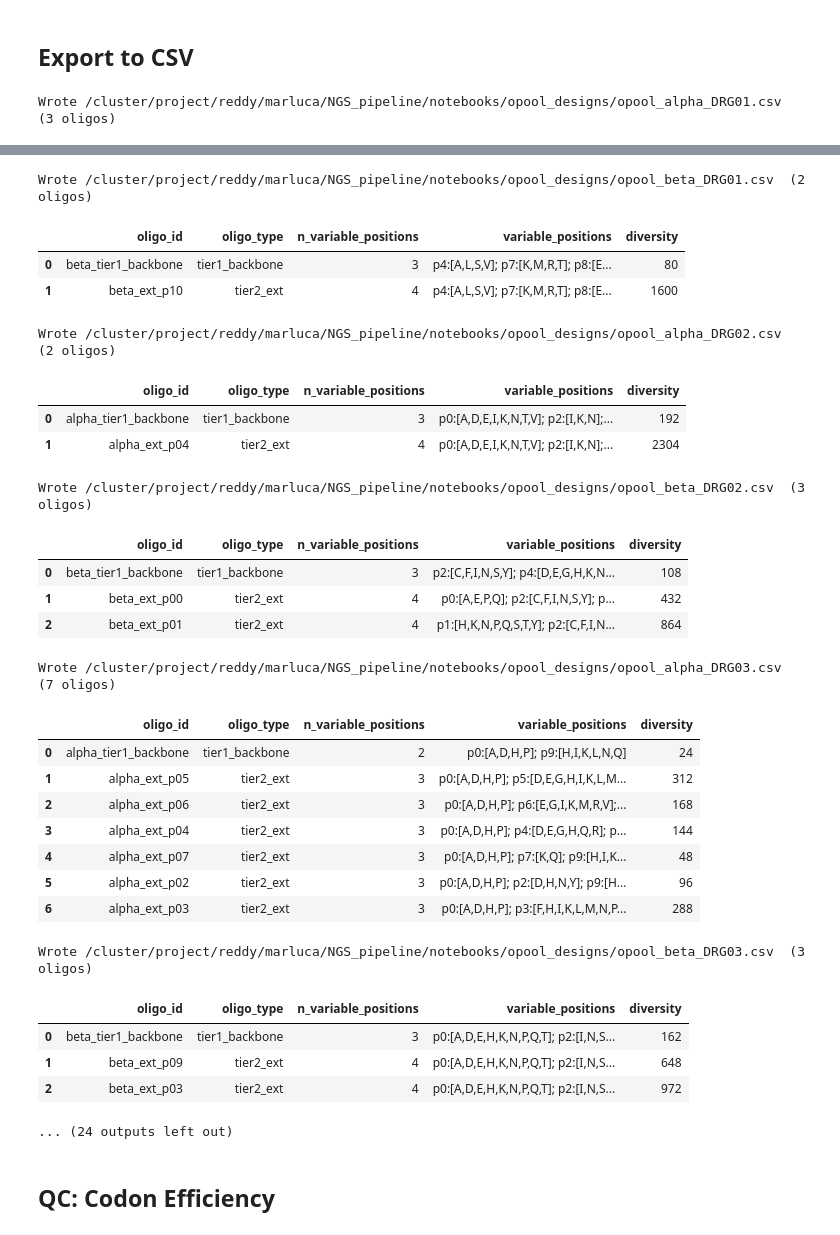
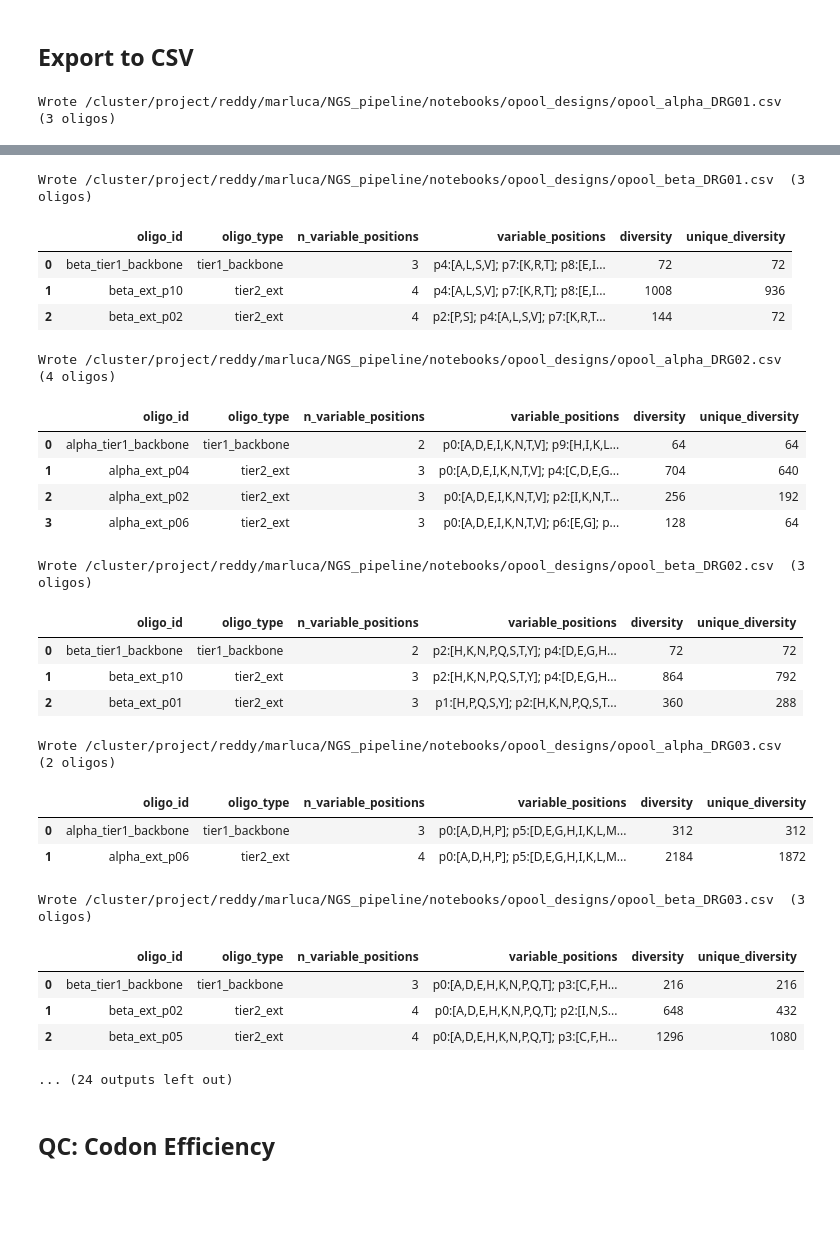
Before and after one commit to marluca95/NGS_pipeline, a Jupyter notebook: notebooks/abDMS_CDR3_splitchain_opool_design.ipynb, the cells around one changed output, grey strips where cells are left out. Drawn from its saved outputs; the diff is of its cells as text; code cells hidden in the pictures; blank space fills up the shorter version.

```diff
--- a/notebooks/abDMS_CDR3_splitchain_opool_design.ipynb
+++ b/notebooks/abDMS_CDR3_splitchain_opool_design.ipynb
@@ -49,11 +49,12 @@ ENRICHMENT_COL['GIG02'] = 'enrich_pos2x_vs_neg'
 PSEUDOCOUNT = 1e-3
 
 # ── Design parameters ────────────────────────────────────────────────────
-TARGET_ALPHA_DIV  = 800    # target unique alpha sequences per pool
-TARGET_BETA_DIV   = 1250   # target unique beta sequences per pool
+TARGET_CROSS_DIV  = 1_000_000   # soft target: alpha_div × beta_div ≈ this
+MAX_CROSS_DIV     = 10_000_000  # hard cap on cross-diversity
 MIN_SCORE         = 0.3    # min composite score to include a position as a candidate
 K_MAX             = 8      # max candidate AAs pulled per position (pre-filter)
 SYN_WEIGHT        = 0.5    # weight of synergy bonus in composite score
+TIER1_FRAC        = 0.33   # backbone diversity cap as fraction of per-chain target; raise to co-vary more positions, lower for more extensions
 
 STOP_PENALTY      = 10.0   # subtracted from mean score per unit stop-codon fraction
 EFFICIENCY_THRESH = 0.3    # must-have fraction below which an oligo is flagged leaky
@@ -61,6 +62,8 @@ EFFICIENCY_THRESH = 0.3    # must-have fraction below which an oligo is flagged
 print(f'Alpha WT: {WT_ALPHA}  ({ALPHA_LEN} aa)')
 print(f'Beta  WT: {WT_BETA}  ({BETA_LEN} aa)')
 print(f'{len(PEPTIDES)} peptides: {PEPTIDES}')
+print(f'Cross-diversity target: {TARGET_CROSS_DIV:,}  (hard cap: {MAX_CROSS_DIV:,})')
+print(f'Tier1 backbone cap: {TIER1_FRAC:.0%} of per-chain target')
 # %% [output]
 Alpha WT: AVNFGGGKLI  (10 aa)
 Beta  WT: ASSLSFGTEAF  (11 aa)
@@ -465,23 +507,26 @@ Designing 18 pools — one per peptide per chain...
 print(f'{"Pool":<20} {"n_oligos":>9} {"tier1_div":>11} {"total_div":>11} {"target":>8}')
 print('-' * 63)
 for name, pool in POOLS.items():
-    tgt      = TARGET_ALPHA_DIV if name.startswith('alpha') else TARGET_BETA_DIV
+    pep  = '_'.join(name.split('_')[1:])
+    cidx = 0 if name.startswith('alpha') else 1
+    tgt  = DIVERSITY_TARGETS[pep][cidx]
     backbone = next((o for o in pool if o['oligo_type'] == 'tier1_backbone'), None)
     td       = backbone['diversity'] if backbone else '-'
-    total    = sum(o['diversity'] for o in pool)
+    total    = sum(o['unique_diversity'] for o in pool)
     types    = {}
     for o in pool: types[o['oligo_type']] = types.get(o['oligo_type'], 0) + 1
     print(f'{name:<20} {len(pool):>9} {td!s:>11} {total:>11,} {tgt:>8,}  {types}')
 
 print()
-print(f'{"Peptide":<8}  {"alpha_div":>10}  {"beta_div":>9}  {"cross":>14}  flag')
-print('-' * 55)
+print(f'{"Peptide":<8}  {"alpha_div":>10}  {"beta_div":>9}  {"cross":>14}  {"target":>10}  flag')
+print('-' * 68)
 for pep in PEPTIDES:
-    ad    = sum(o['diversity'] for o in POOLS[f'alpha_{pep}'])
-    bd    = sum(o['diversity'] for o in POOLS[f'beta_{pep}'])
+    ad    = sum(o['unique_diversity'] for o in POOLS[f'alpha_{pep}'])
+    bd    = sum(o['unique_diversity'] for o in POOLS[f'beta_{pep}'])
     cross = ad * bd
-    flag  = 'WARNING >10M!' if cross > 10_000_000 else 'OK'
-    print(f'{pep:<8}  {ad:>10,}  {bd:>9,}  {cross:>14,.0f}  {flag}')
+    tgt   = TARGET_CROSS_DIV
+    flag  = 'OVER MAX!' if cross > MAX_CROSS_DIV else ('OK' if cross <= tgt * 10 else 'high')
+    print(f'{pep:<8}  {ad:>10,}  {bd:>9,}  {cross:>14,.0f}  {tgt:>10,}  {flag}')
 # %% [output]
 Pool                  n_oligos   tier1_div   total_div   target
 ---------------------------------------------------------------
@@ -540,7 +585,7 @@ def pool_to_df(pool, chain, wt_seq):
     chain_len = len(wt_seq)
     rows, cumul = [], 0
     for o in pool:
-        cumul += o['diversity']
+        cumul += o['unique_diversity']
         dna    = ''.join(o['iupac_triplets'][p] for p in range(chain_len))
         varied = {p: sorted(aas)
                   for p, aas in o['position_aas'].items()
@@ -555,6 +600,7 @@ def pool_to_df(pool, chain, wt_seq):
             'n_variable_positions':  len(varied),
             'variable_positions':    varied_str,
             'diversity':             o['diversity'],
+            'unique_diversity':      o['unique_diversity'],
             'cumulative_diversity':  cumul,
             'mean_codon_efficiency': round(np.mean(effs), 3) if effs else 1.0,
             'is_leaky':              o.get('is_leaky', False),
@@ -569,6 +615,6 @@ for pool_name, pool in POOLS.items():
     path  = OUT_DIR / f'opool_{pool_name}.csv'
     df.to_csv(path, index=False)
     print(f'Wrote {path}  ({len(df)} oligos)')
-    display(df[['oligo_id','oligo_type','n_variable_positions','variable_positions','diversity']])
+    display(df[['oligo_id','oligo_type','n_variable_positions','variable_positions','diversity','unique_diversity']])
 # %% [output]
 Wrote /cluster/project/reddy/marluca/NGS_pipeline/notebooks/opool_designs/opool_alpha_DRG01.csv  (3 oligos)
@@ -579,30 +625,28 @@ Wrote /cluster/project/reddy/marluca/NGS_pipeline/notebooks/opool_designs/opool_
-Wrote /cluster/project/reddy/marluca/NGS_pipeline/notebooks/opool_designs/opool_beta_DRG01.csv  (2 oligos)
+Wrote /cluster/project/reddy/marluca/NGS_pipeline/notebooks/opool_designs/opool_beta_DRG01.csv  (3 oligos)
-|  | oligo_id | oligo_type | n_variable_positions | variable_positions | diversity |
-| 0 | beta_tier1_backbone | tier1_backbone | 3 | p4:[A,L,S,V]; p7:[K,M,R,T]; p8:[E... | 80 |
-| 1 | beta_ext_p10 | tier2_ext | 4 | p4:[A,L,S,V]; p7:[K,M,R,T]; p8:[E... | 1600 |
+|  | oligo_id | oligo_type | n_variable_positions | variable_positions | diversity | unique_diversity |
+| 0 | beta_tier1_backbone | tier1_backbone | 3 | p4:[A,L,S,V]; p7:[K,R,T]; p8:[E,I... | 72 | 72 |
+| 1 | beta_ext_p10 | tier2_ext | 4 | p4:[A,L,S,V]; p7:[K,R,T]; p8:[E,I... | 1008 | 936 |
+| 2 | beta_ext_p02 | tier2_ext | 4 | p2:[P,S]; p4:[A,L,S,V]; p7:[K,R,T... | 144 | 72 |
-Wrote /cluster/project/reddy/marluca/NGS_pipeline/notebooks/opool_designs/opool_alpha_DRG02.csv  (2 oligos)
+Wrote /cluster/project/reddy/marluca/NGS_pipeline/notebooks/opool_designs/opool_alpha_DRG02.csv  (4 oligos)
-|  | oligo_id | oligo_type | n_variable_positions | variable_positions | diversity |
-| 0 | alpha_tier1_backbone | tier1_backbone | 3 | p0:[A,D,E,I,K,N,T,V]; p2:[I,K,N];... | 192 |
-| 1 | alpha_ext_p04 | tier2_ext | 4 | p0:[A,D,E,I,K,N,T,V]; p2:[I,K,N];... | 2304 |
+|  | oligo_id | oligo_type | n_variable_positions | variable_positions | diversity | unique_diversity |
+| 0 | alpha_tier1_backbone | tier1_backbone | 2 | p0:[A,D,E,I,K,N,T,V]; p9:[H,I,K,L... | 64 | 64 |
+| 1 | alpha_ext_p04 | tier2_ext | 3 | p0:[A,D,E,I,K,N,T,V]; p4:[C,D,E,G... | 704 | 640 |
+| 2 | alpha_ext_p02 | tier2_ext | 3 | p0:[A,D,E,I,K,N,T,V]; p2:[I,K,N,T... | 256 | 192 |
+| 3 | alpha_ext_p06 | tier2_ext | 3 | p0:[A,D,E,I,K,N,T,V]; p6:[E,G]; p... | 128 | 64 |
 Wrote /cluster/project/reddy/marluca/NGS_pipeline/notebooks/opool_designs/opool_beta_DRG02.csv  (3 oligos)
-|  | oligo_id | oligo_type | n_variable_positions | variable_positions | diversity |
-| 0 | beta_tier1_backbone | tier1_backbone | 3 | p2:[C,F,I,N,S,Y]; p4:[D,E,G,H,K,N... | 108 |
-| 1 | beta_ext_p00 | tier2_ext | 4 | p0:[A,E,P,Q]; p2:[C,F,I,N,S,Y]; p... | 432 |
-| 2 | beta_ext_p01 | tier2_ext | 4 | p1:[H,K,N,P,Q,S,T,Y]; p2:[C,F,I,N... | 864 |
+|  | oligo_id | oligo_type | n_variable_positions | variable_positions | diversity | unique_diversity |
+| 0 | beta_tier1_backbone | tier1_backbone | 2 | p2:[H,K,N,P,Q,S,T,Y]; p4:[D,E,G,H... | 72 | 72 |
+| 1 | beta_ext_p10 | tier2_ext | 3 | p2:[H,K,N,P,Q,S,T,Y]; p4:[D,E,G,H... | 864 | 792 |
+| 2 | beta_ext_p01 | tier2_ext | 3 | p1:[H,P,Q,S,Y]; p2:[H,K,N,P,Q,S,T... | 360 | 288 |
-Wrote /cluster/project/reddy/marluca/NGS_pipeline/notebooks/opool_designs/opool_alpha_DRG03.csv  (7 oligos)
+Wrote /cluster/project/reddy/marluca/NGS_pipeline/notebooks/opool_designs/opool_alpha_DRG03.csv  (2 oligos)
-|  | oligo_id | oligo_type | n_variable_positions | variable_positions | diversity |
-| 0 | alpha_tier1_backbone | tier1_backbone | 2 | p0:[A,D,H,P]; p9:[H,I,K,L,N,Q] | 24 |
-| 1 | alpha_ext_p05 | tier2_ext | 3 | p0:[A,D,H,P]; p5:[D,E,G,H,I,K,L,M... | 312 |
-| 2 | alpha_ext_p06 | tier2_ext | 3 | p0:[A,D,H,P]; p6:[E,G,I,K,M,R,V];... | 168 |
-| 3 | alpha_ext_p04 | tier2_ext | 3 | p0:[A,D,H,P]; p4:[D,E,G,H,Q,R]; p... | 144 |
-| 4 | alpha_ext_p07 | tier2_ext | 3 | p0:[A,D,H,P]; p7:[K,Q]; p9:[H,I,K... | 48 |
-| 5 | alpha_ext_p02 | tier2_ext | 3 | p0:[A,D,H,P]; p2:[D,H,N,Y]; p9:[H... | 96 |
-| 6 | alpha_ext_p03 | tier2_ext | 3 | p0:[A,D,H,P]; p3:[F,H,I,K,L,M,N,P... | 288 |
+|  | oligo_id | oligo_type | n_variable_positions | variable_positions | diversity | unique_diversity |
+| 0 | alpha_tier1_backbone | tier1_backbone | 3 | p0:[A,D,H,P]; p5:[D,E,G,H,I,K,L,M... | 312 | 312 |
+| 1 | alpha_ext_p06 | tier2_ext | 4 | p0:[A,D,H,P]; p5:[D,E,G,H,I,K,L,M... | 2184 | 1872 |
 Wrote /cluster/project/reddy/marluca/NGS_pipeline/notebooks/opool_designs/opool_beta_DRG03.csv  (3 oligos)
-|  | oligo_id | oligo_type | n_variable_positions | variable_positions | diversity |
-| 0 | beta_tier1_backbone | tier1_backbone | 3 | p0:[A,D,E,H,K,N,P,Q,T]; p2:[I,N,S... | 162 |
-| 1 | beta_ext_p09 | tier2_ext | 4 | p0:[A,D,E,H,K,N,P,Q,T]; p2:[I,N,S... | 648 |
-| 2 | beta_ext_p03 | tier2_ext | 4 | p0:[A,D,E,H,K,N,P,Q,T]; p2:[I,N,S... | 972 |
+|  | oligo_id | oligo_type | n_variable_positions | variable_positions | diversity | unique_diversity |
+| 0 | beta_tier1_backbone | tier1_backbone | 3 | p0:[A,D,E,H,K,N,P,Q,T]; p3:[C,F,H... | 216 | 216 |
+| 1 | beta_ext_p02 | tier2_ext | 4 | p0:[A,D,E,H,K,N,P,Q,T]; p2:[I,N,S... | 648 | 432 |
+| 2 | beta_ext_p05 | tier2_ext | 4 | p0:[A,D,E,H,K,N,P,Q,T]; p3:[C,F,H... | 1296 | 1080 |
 ... (24 outputs left out)
 # %% [markdown]
 ## QC: Codon Efficiency
```
Also changed, not shown: parts of 8 cells of this notebook.
